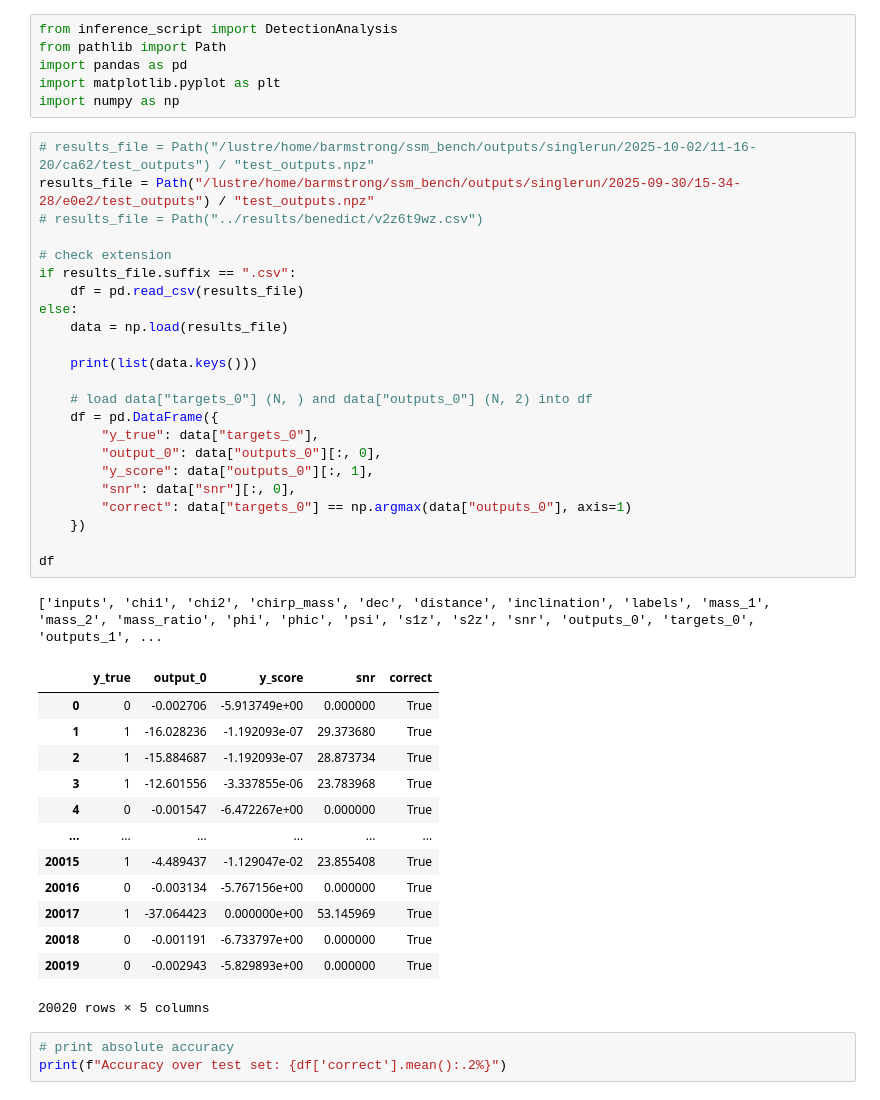
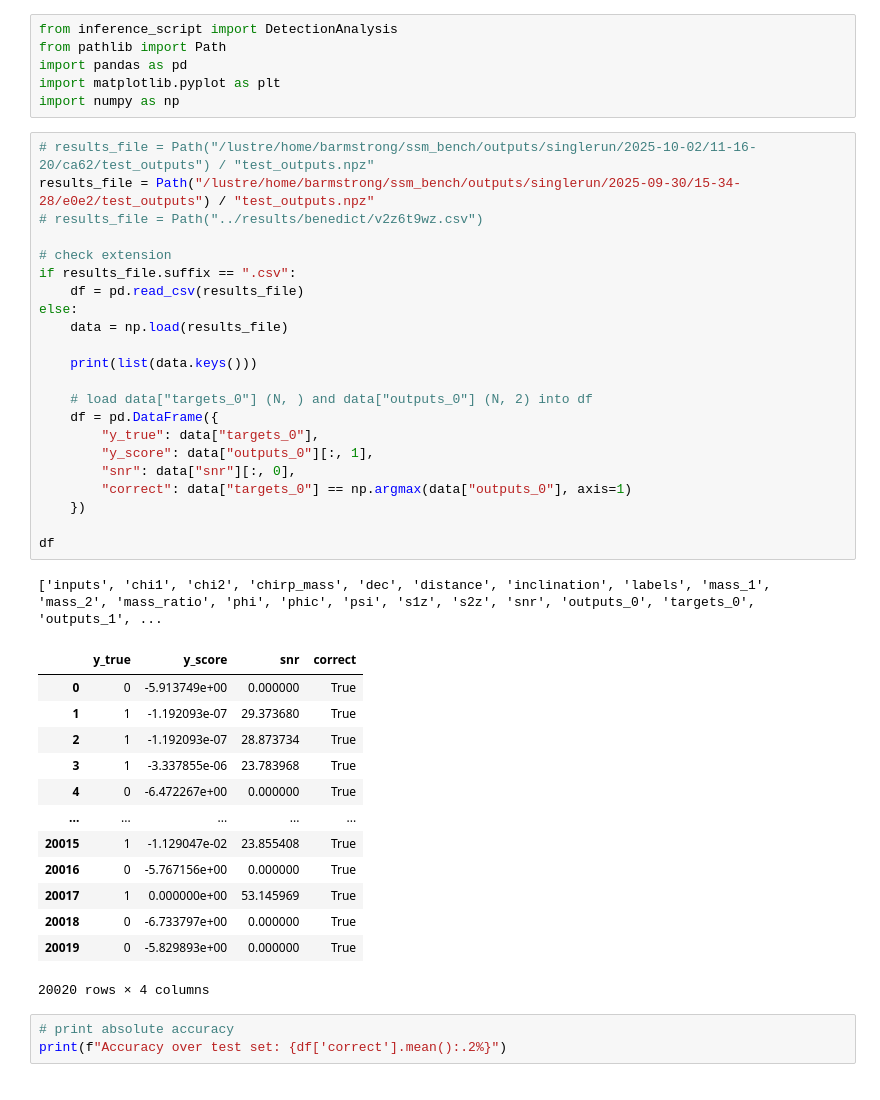
Before and after one commit to KasraMazaheri/GWDatasetGeneration, a Jupyter notebook: eval/classification.ipynb, the cells around one changed output. Cells and saved outputs as stored; diff of their text form.

```diff
--- a/eval/classification.ipynb
+++ b/eval/classification.ipynb
@@ -7,41 +7,40 @@ import numpy as np
 # %%
 # results_file = Path("/lustre/home/barmstrong/ssm_bench/outputs/singlerun/2025-10-02/11-16-20/ca62/test_outputs") / "test_outputs.npz"
 results_file = Path("/lustre/home/barmstrong/ssm_bench/outputs/singlerun/2025-09-30/15-34-28/e0e2/test_outputs") / "test_outputs.npz"
 # results_file = Path("../results/benedict/v2z6t9wz.csv")
 
 # check extension
 if results_file.suffix == ".csv":
     df = pd.read_csv(results_file)
 else:
     data = np.load(results_file)
 
     print(list(data.keys()))
 
     # load data["targets_0"] (N, ) and data["outputs_0"] (N, 2) into df
     df = pd.DataFrame({
         "y_true": data["targets_0"],
-        "output_0": data["outputs_0"][:, 0],
         "y_score": data["outputs_0"][:, 1],
         "snr": data["snr"][:, 0],
         "correct": data["targets_0"] == np.argmax(data["outputs_0"], axis=1)
     })
 
 df
 # %% [output]
 ['inputs', 'chi1', 'chi2', 'chirp_mass', 'dec', 'distance', 'inclination', 'labels', 'mass_1', 'mass_2', 'mass_ratio', 'phi', 'phic', 'psi', 's1z', 's2z', 'snr', 'outputs_0', 'targets_0', 'outputs_1', ...
-|  | y_true | output_0 | y_score | snr | correct |
-| 0 | 0 | -0.002706 | -5.913749e+00 | 0.000000 | True |
-| 1 | 1 | -16.028236 | -1.192093e-07 | 29.373680 | True |
-| 2 | 1 | -15.884687 | -1.192093e-07 | 28.873734 | True |
-| 3 | 1 | -12.601556 | -3.337855e-06 | 23.783968 | True |
-| 4 | 0 | -0.001547 | -6.472267e+00 | 0.000000 | True |
-| ... | ... | ... | ... | ... | ... |
-| 20015 | 1 | -4.489437 | -1.129047e-02 | 23.855408 | True |
-| 20016 | 0 | -0.003134 | -5.767156e+00 | 0.000000 | True |
-| 20017 | 1 | -37.064423 | 0.000000e+00 | 53.145969 | True |
-| 20018 | 0 | -0.001191 | -6.733797e+00 | 0.000000 | True |
-| 20019 | 0 | -0.002943 | -5.829893e+00 | 0.000000 | True |
+|  | y_true | y_score | snr | correct |
+| 0 | 0 | -5.913749e+00 | 0.000000 | True |
+| 1 | 1 | -1.192093e-07 | 29.373680 | True |
+| 2 | 1 | -1.192093e-07 | 28.873734 | True |
+| 3 | 1 | -3.337855e-06 | 23.783968 | True |
+| 4 | 0 | -6.472267e+00 | 0.000000 | True |
+| ... | ... | ... | ... | ... |
+| 20015 | 1 | -1.129047e-02 | 23.855408 | True |
+| 20016 | 0 | -5.767156e+00 | 0.000000 | True |
+| 20017 | 1 | 0.000000e+00 | 53.145969 | True |
+| 20018 | 0 | -6.733797e+00 | 0.000000 | True |
+| 20019 | 0 | -5.829893e+00 | 0.000000 | True |
-20020 rows × 5 columns
+20020 rows × 4 columns
 # %%
 # print absolute accuracy
 print(f"Accuracy over test set: {df['correct'].mean():.2%}")
```
Also changed, not shown: parts of 3 cells of this notebook, 7 other files.
